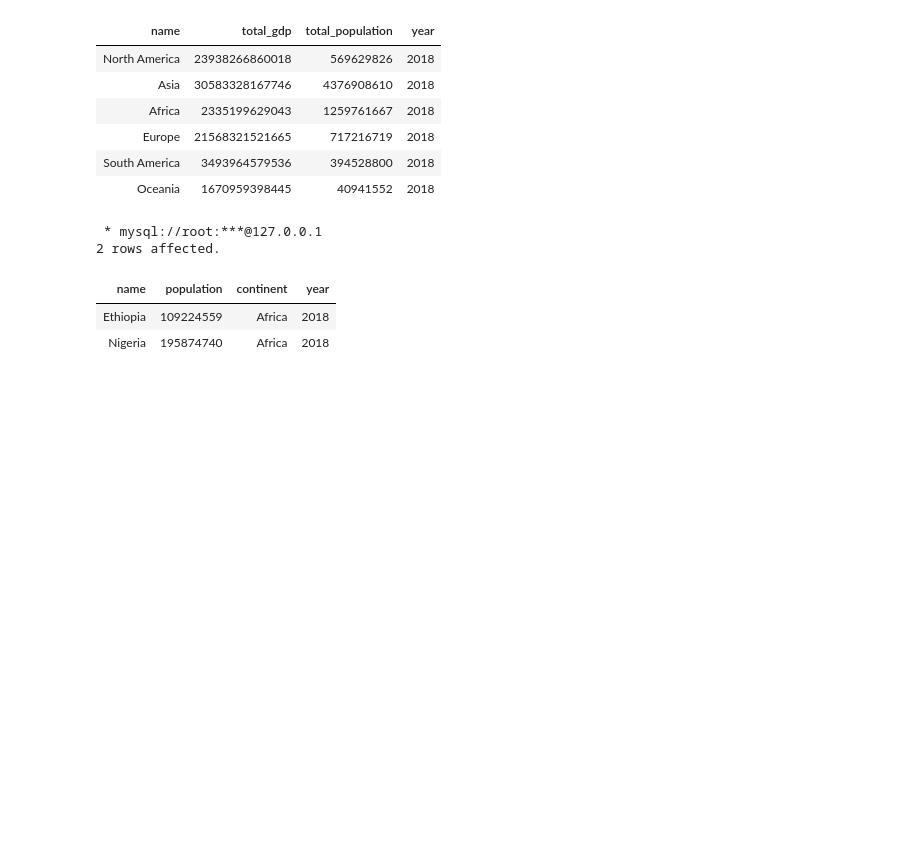
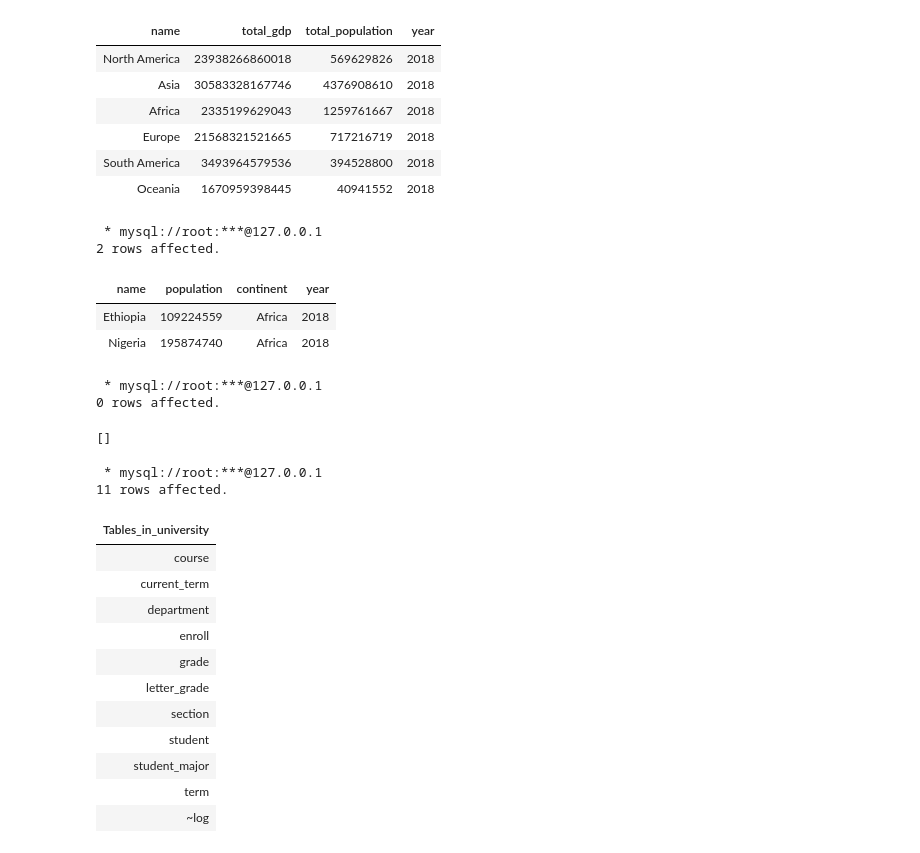
Before and after one commit to JasmineMadi/datajoint-tutorials, a Jupyter notebook: db-course/Assignment7.ipynb, the cells around one changed output. Saved outputs shown, nothing was run; the diff lists cells and outputs as text; code cells hidden in the pictures; blank space fills up the shorter version.

```diff
--- a/db-course/Assignment7.ipynb
+++ b/db-course/Assignment7.ipynb
@@ -274,3 +274,26 @@ having population>100000000
 | Nigeria | 195874740 | Africa | 2018 |
 # %%
 %%sql
+use university
+# %% [output]
+ * mysql://root:***@127.0.0.1
+0 rows affected.
+[]
+# %%
+%%sql
+show tables
+# %% [output]
+ * mysql://root:***@127.0.0.1
+11 rows affected.
+| Tables_in_university |
+| course |
+| current_term |
+| department |
+| enroll |
+| grade |
+| letter_grade |
+| section |
+| student |
+| student_major |
+| term |
+| ~log |
```
